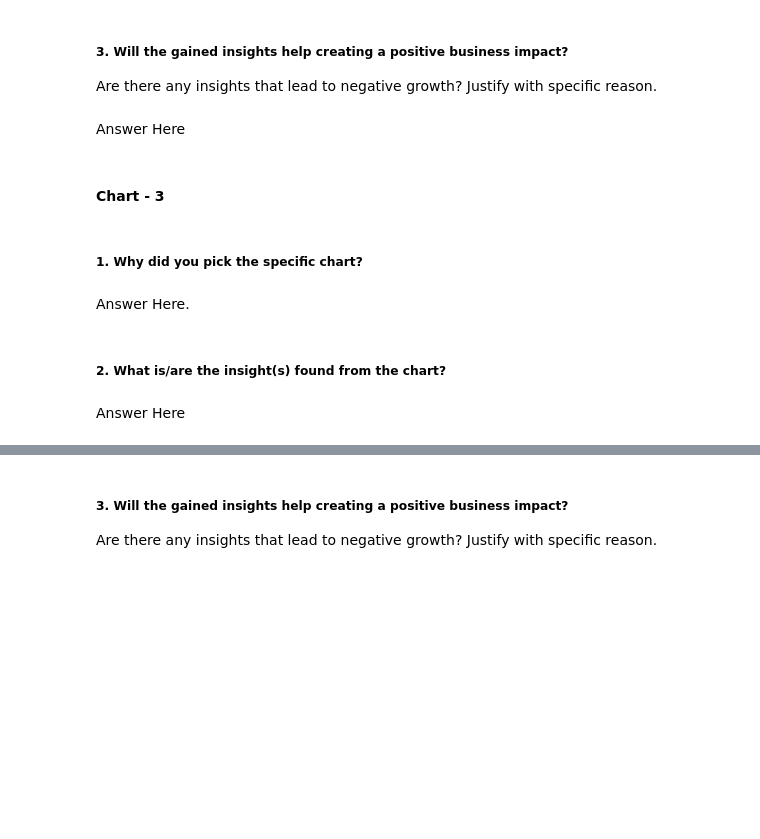
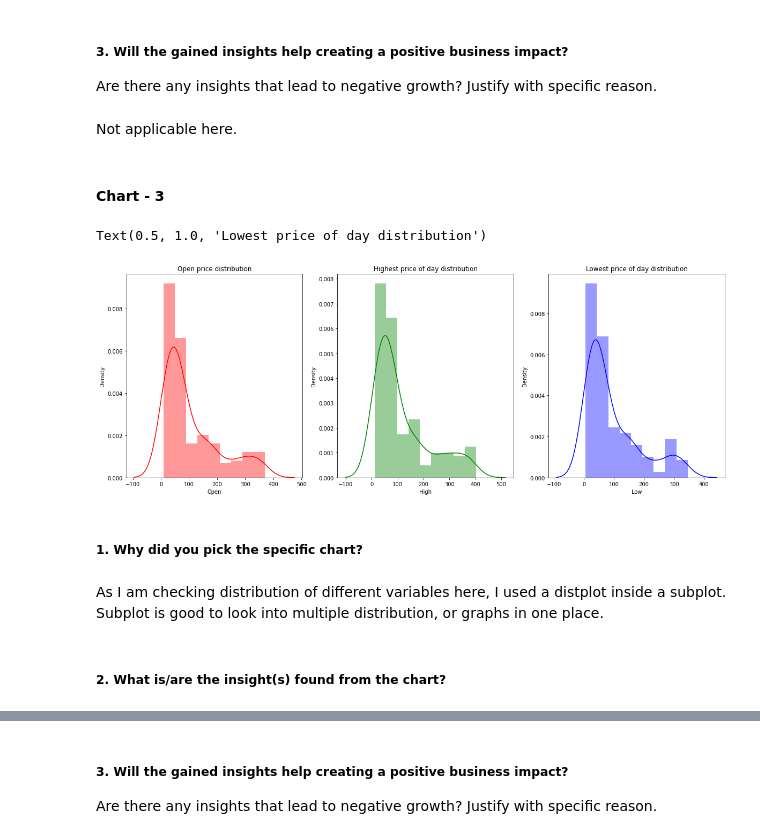
Before and after one commit to akashsinghsharma/almabetter-MLYesBank-RegressionProject, a Jupyter notebook: ML_Regression_Submission.ipynb, the cells around one changed output, grey strips where cells are left out. Drawn from its saved outputs; the diff is of its cells as text; code cells hidden in the pictures; blank space fills up the shorter version.

```diff
--- a/ML_Regression_Submission.ipynb
+++ b/ML_Regression_Submission.ipynb
@@ -288,7 +301,7 @@ Answer Here
 # %% [markdown]
 ##### 3. Will the gained insights help creating a positive business impact?
 Are there any insights that lead to negative growth? Justify with specific reason.
-# %% [markdown]
-Answer Here
+# %% [markdown]
+Not applicable here.
 # %% [markdown]
 #### Chart - 3
@@ -297,8 +308,27 @@ Answer Here
+# %%
+# Chart - 3 visualization code
+
+plt.figure(figsize = (20,7))
+
+#Creating different subplots.
+
+plt.subplot(1,3,1)
+sns.distplot(yes_df['Open'], color = 'Red')
+plt.title('Open price distribution')
+
+plt.subplot(1,3,2)
+sns.distplot(yes_df['High'] , color = 'Green')
+plt.title('Highest price of day distribution')
+
+plt.subplot(1,3,3)
+sns.distplot(yes_df['Low'] , color = 'Blue')
+plt.title('Lowest price of day distribution')
+# %% [output]
+Text(0.5, 1.0, 'Lowest price of day distribution')
+[figure, added]
 # %% [markdown]
 ##### 1. Why did you pick the specific chart?
-# %% [markdown]
-Answer Here.
+# %% [markdown]
+As I am checking distribution of different variables here, I used a distplot inside a subplot. Subplot is good to look into multiple distribution, or graphs in one place.
 # %% [markdown]
 ##### 2. What is/are the insight(s) found from the chart?
-# %% [markdown]
-Answer Here
```
Also changed, not shown: parts of 46 cells of this notebook.
